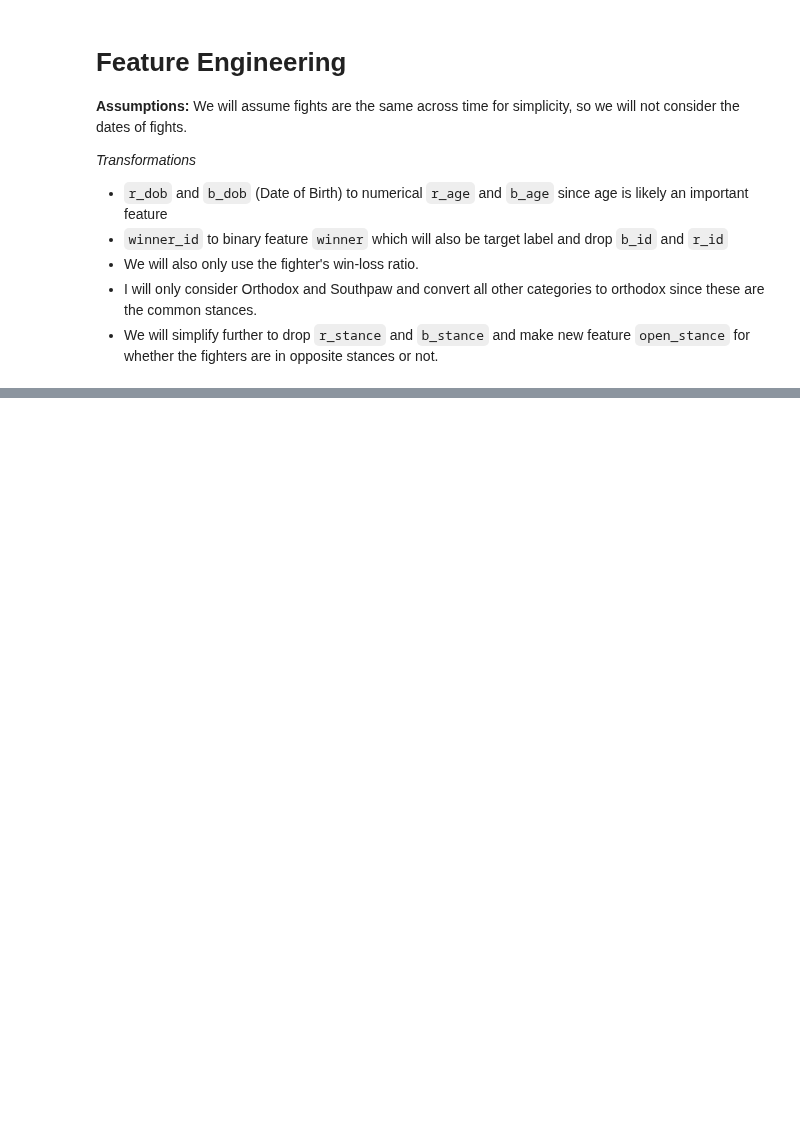
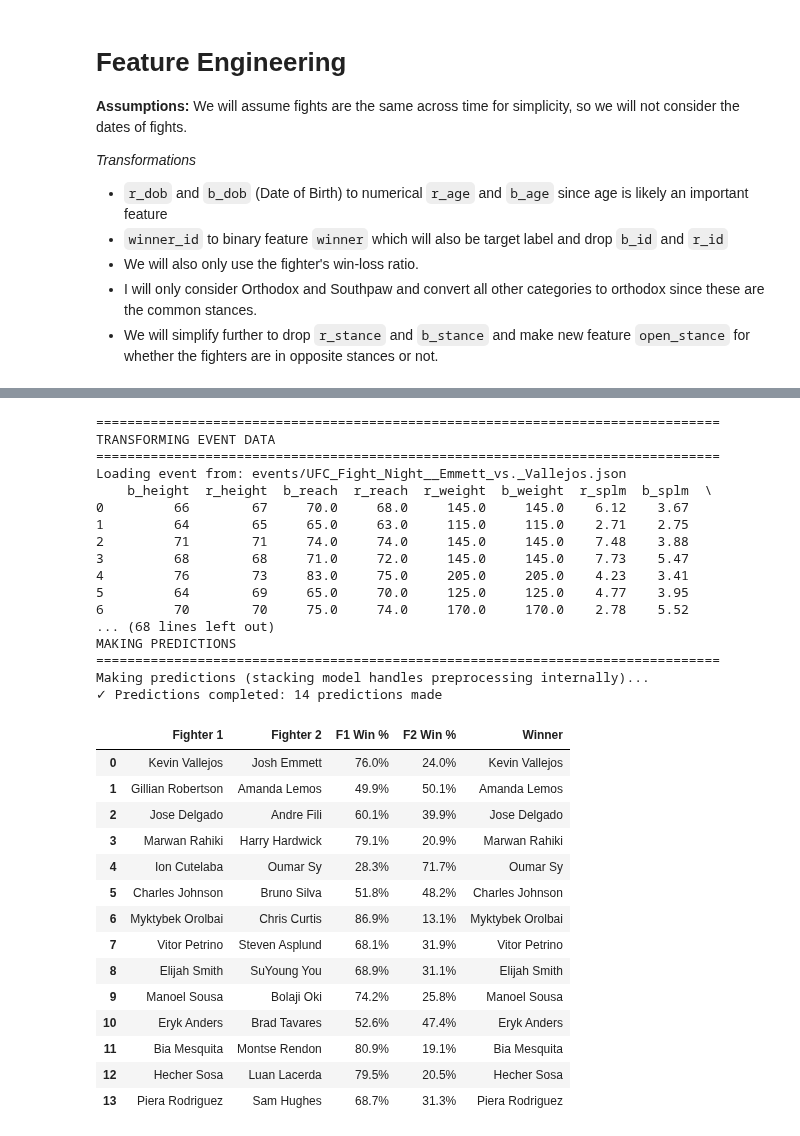
Before and after one commit to kshoker12/UFC-Fight-Predictor, a Jupyter notebook: eda.ipynb, the cells around one changed output, grey strips where cells are left out. Cells and saved outputs as stored; diff of their text form; code cells hidden in the pictures; blank space fills up the shorter version.

```diff
--- a/eda.ipynb
+++ b/eda.ipynb
@@ -372,0 +1200,51 @@ Pipeline(steps=[('preprocessor',
+# %%
+import pandas as pd
+from predict_event_fights import predict_event_fights
+
+# Load and predict
+event_file = "events/UFC_Fight_Night__Emmett_vs._Vallejos.json"
+df, predictions, probabilities = predict_event_fights(event_file)
+
+# Create probability table
+prob_table = pd.DataFrame({
+    'Fighter 1': df['r_name'].values,
+    'Fighter 2': df['b_name'].values,
+    'F1 Win %': [f"{p*100:.1f}%" for p in probabilities[:, 1]],
+    'F2 Win %': [f"{p*100:.1f}%" for p in probabilities[:, 0]],
+    'Winner': df['predicted_winner_name'].values
+})
+
+prob_table
+# %% [output]
+================================================================================
+TRANSFORMING EVENT DATA
+================================================================================
+Loading event from: events/UFC_Fight_Night__Emmett_vs._Vallejos.json
+    b_height  r_height  b_reach  r_reach  r_weight  b_weight  r_splm  b_splm  \
+0         66        67     70.0     68.0     145.0     145.0    6.12    3.67
+1         64        65     65.0     63.0     115.0     115.0    2.71    2.75
+2         71        71     74.0     74.0     145.0     145.0    7.48    3.88
+3         68        68     71.0     72.0     145.0     145.0    7.73    5.47
+4         76        73     83.0     75.0     205.0     205.0    4.23    3.41
+5         64        69     65.0     70.0     125.0     125.0    4.77    3.95
+6         70        70     75.0     74.0     170.0     170.0    2.78    5.52
+... (68 lines left out)
+MAKING PREDICTIONS
+================================================================================
+Making predictions (stacking model handles preprocessing internally)...
+✓ Predictions completed: 14 predictions made
+|  | Fighter 1 | Fighter 2 | F1 Win % | F2 Win % | Winner |
+| 0 | Kevin Vallejos | Josh Emmett | 76.0% | 24.0% | Kevin Vallejos |
+| 1 | Gillian Robertson | Amanda Lemos | 49.9% | 50.1% | Amanda Lemos |
+| 2 | Jose Delgado | Andre Fili | 60.1% | 39.9% | Jose Delgado |
+| 3 | Marwan Rahiki | Harry Hardwick | 79.1% | 20.9% | Marwan Rahiki |
+| 4 | Ion Cutelaba | Oumar Sy | 28.3% | 71.7% | Oumar Sy |
+| 5 | Charles Johnson | Bruno Silva | 51.8% | 48.2% | Charles Johnson |
+| 6 | Myktybek Orolbai | Chris Curtis | 86.9% | 13.1% | Myktybek Orolbai |
+| 7 | Vitor Petrino | Steven Asplund | 68.1% | 31.9% | Vitor Petrino |
+| 8 | Elijah Smith | SuYoung You | 68.9% | 31.1% | Elijah Smith |
+| 9 | Manoel Sousa | Bolaji Oki | 74.2% | 25.8% | Manoel Sousa |
+| 10 | Eryk Anders | Brad Tavares | 52.6% | 47.4% | Eryk Anders |
+| 11 | Bia Mesquita | Montse Rendon | 80.9% | 19.1% | Bia Mesquita |
+| 12 | Hecher Sosa | Luan Lacerda | 79.5% | 20.5% | Hecher Sosa |
+| 13 | Piera Rodriguez | Sam Hughes | 68.7% | 31.3% | Piera Rodriguez |
```
Also changed, not shown: parts of 18 cells of this notebook, 39 other files.
